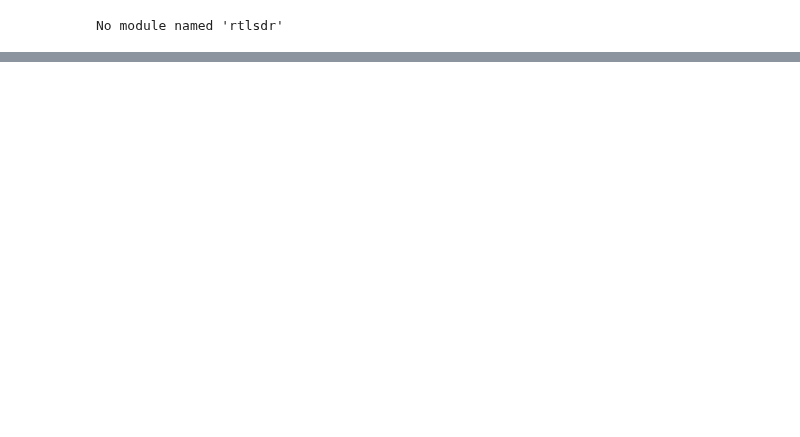
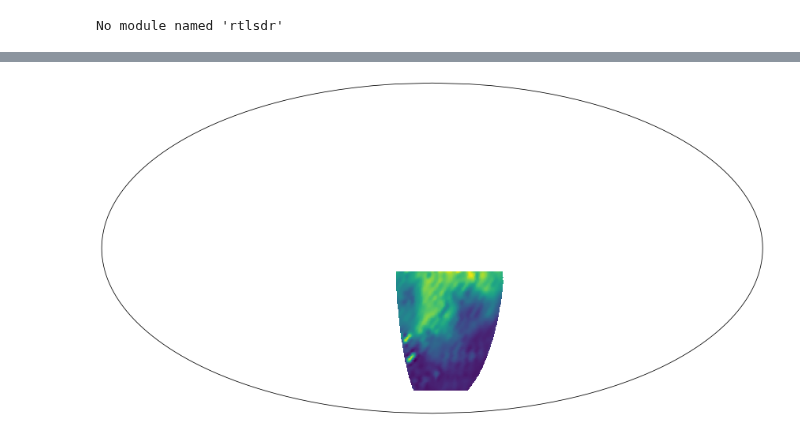
Before and after one commit to nolanylee/astro121lab, a Jupyter notebook: data_calibration.ipynb, the cells around one changed output, grey strips where cells are left out. Cells and saved outputs as stored; diff of their text form; code cells hidden in the pictures; blank space fills up the shorter version.

```diff
--- a/data_calibration.ipynb
+++ b/data_calibration.ipynb
@@ -164,0 +178,13 @@ Text(0.5, 1.0, 'Interpolated T_1')
+# %%
+import matplotlib.ticker as mticker
+
+fig, ax = plt.subplots(subplot_kw={'projection':ccrs.Mollweide()}, figsize=(15,15))
+
+ax.imshow(cubic_grid_0.T, extent=[160-180,220-180,-10,-70], transform=ccrs.PlateCarree())
+ax.grid()
+#gl = ax.gridlines(crs=ccrs.PlateCarree(), draw_labels=True)
+# gl.xlocator = mticker.FixedLocator([160-180, 180-180, 200-180, 220-180])
+# gl.xformatter = gridliner.LONGITUDE_FORMATTER
+# gl.yformatter = gridliner.LATITUDE_FORMATTER
+# %% [output]
+[figure, added]
```
Also changed, not shown: parts of 8 cells of this notebook, 1 other file.
